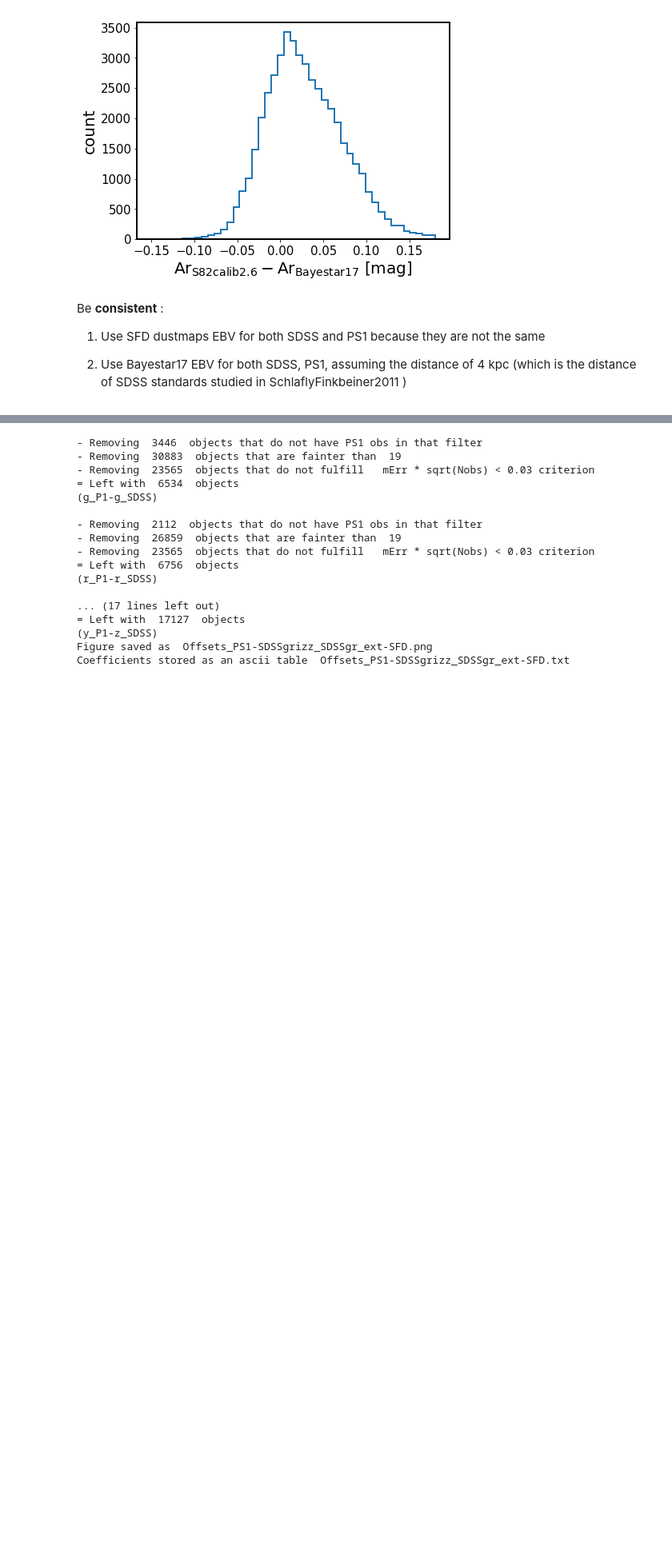
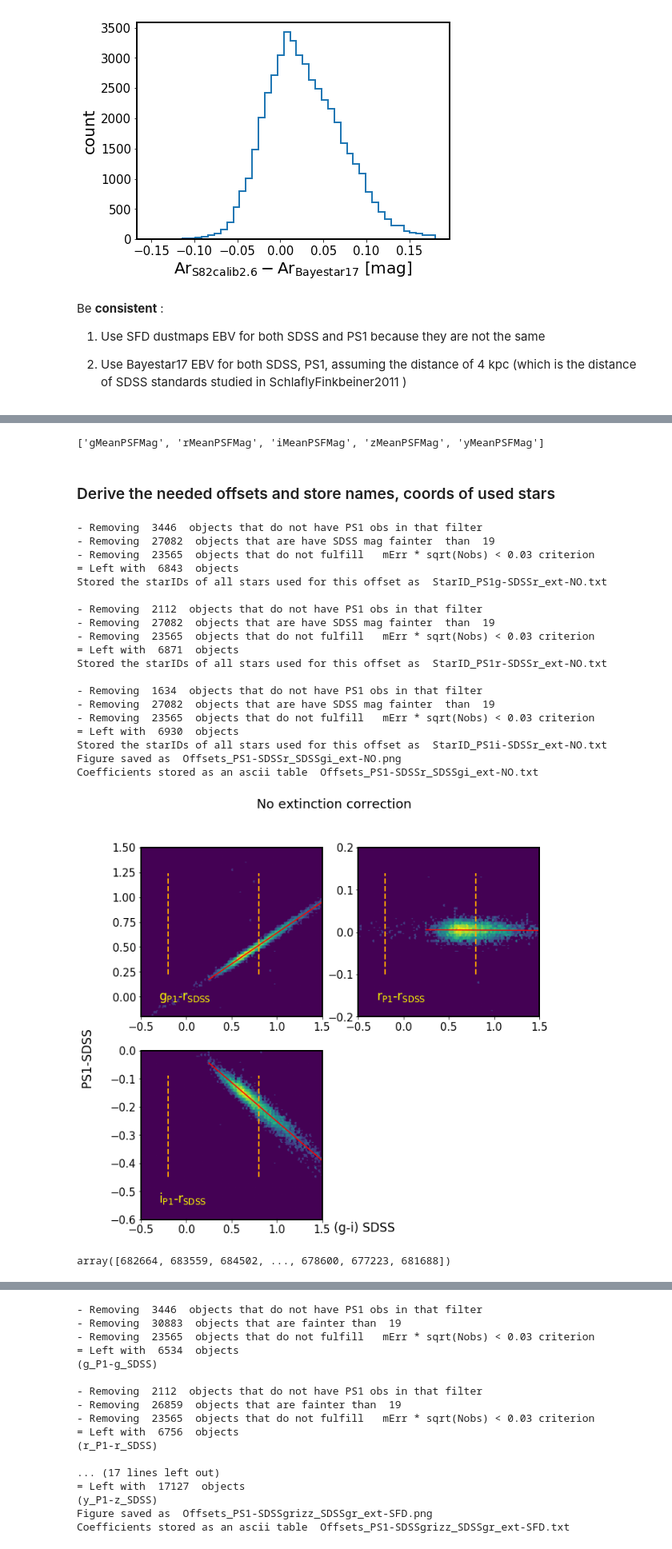
Before and after one commit to suberlak/PS1_SDSS_CRTS, a Jupyter notebook: code/AC_SDSS-PS1_offsets.ipynb, the cells around one changed output, grey strips where cells are left out. Shown at 80% size. Drawn from its saved outputs; the diff is of its cells as text; code cells hidden in the pictures; blank space fills up the shorter version.

Commit message:
AC_* notebooks with offsets relative to SDSS

```diff
--- a/code/AC_SDSS-PS1_offsets.ipynb
+++ b/code/AC_SDSS-PS1_offsets.ipynb
@@ -105,0 +112,16 @@ sdss_ps1 = hstack([sdss, ps1_stars[idx] ])
+# %%
+address = '../../CRTS_PROJECT/catalogs_SDSS/stripe82calibStars_v2.6.dat'
+s82 = Table.read(address, format='ascii',
+             names = ['col1', 'RA','Dec','RArms','Decrms','Ntot','Ar',
+            'uNobs','umed', 'ummu', 'umsig', 'umrms', 'umchi2',
+            'gNobs','gmed', 'gmmu', 'gmsig', 'gmrms', 'gmchi2',
+            'rNobs','rmed', 'rmmu', 'rmsig', 'rmrms', 'rmchi2',
+            'iNobs','imed', 'immu', 'imsig', 'imrms', 'imchi2',
+            'zNobs','zmed', 'zmmu', 'zmsig', 'zmrms', 'zmchi2']
+            )
+
+# make a new column
+s82['starID'] = np.arange(len(s82))
+
+#Store the starID,  RA, Dec  for future use
+s82[['starID', 'RA', 'Dec']].write('stripe82calibStars_v2.6_starID.txt' , format='ascii')
@@ -105,0 +134,14 @@ sdss_ps1 = hstack([sdss, ps1_stars[idx] ])
+# %%
+s82_coords = SkyCoord(ra=s82['RA'].data*u.degree,
+                     dec= s82['Dec'].data*u.degree)
+sdss_ps1_coords = SkyCoord(ra=sdss_ps1['ra_sdss'].data*u.degree,
+                           dec=sdss_ps1['dec_sdss'].data*u.degree)
+
+# match SDSS-PS1 to S82 , because SDSS-PS1 has 48250 rows, and S82 catalog 1 mln +
+idx, sep2d, dist3d = sdss_ps1_coords.match_to_catalog_sky(s82_coords)
+
+sdss_ps1['d2d_s82']=sep2d.value*3600
+
+sdss_ps1 = hstack([sdss_ps1, s82[['starID', 'RA', 'Dec']][idx] ])
+
+print('Done')
@@ -230,3 +306,10 @@ Be **consistent** :
    1) Use SFD dustmaps EBV for both SDSS and PS1 because they are not the same
 
    2) Use Bayestar17 EBV for both SDSS, PS1, assuming the distance of 4 kpc (which is the distance of SDSS standards studied in SchlaflyFinkbeiner2011 )
+# %%
+a = 'r'
+m = 5*a
+originfilters = 'grizy'
+
+sdssfilters = len(originfilters) * 'r'
+sdssfilters
@@ -519,2 +642,39 @@ def photometric_offset_sdss_ps1(data, xaxis = 'gr',
     c.write(tabtitle, format='ascii', overwrite='True')
     print('Coefficients stored as an ascii table ', tabtitle)
+# %%
+magcols = [f+'MeanPSFMag' for f in 'grizy']
+magerrcols = [f+'MeanPSFMagErr' for f in 'grizy']
+magcols
+# %% [output]
+['gMeanPSFMag', 'rMeanPSFMag', 'iMeanPSFMag', 'zMeanPSFMag', 'yMeanPSFMag']
+# %% [markdown]
+### Derive the needed offsets and store names, coords of used stars
+# %%
+# Use as needed :  Fourth combination:
+# SDSS (g-i) vs PS1(grizy)  - SDSS(rrrrr ) :
+photometric_offset_sdss_ps1(data = sdss_ps1, sdsscolors = 'gi', targetbands = 'r',
+                            originbands = 'gri',
+                            cutoffmag = 19 , xlims = [-0.5,1.5] ,
+                           correct_extinction = False ,ebv_sfd = None,
+                            extinction = None, nrows = 2, ncols =2 )
+# %% [output]
+- Removing  3446  objects that do not have PS1 obs in that filter
+- Removing  27082  objects that are have SDSS mag fainter  than  19
+- Removing  23565  objects that do not fulfill   mErr * sqrt(Nobs) < 0.03 criterion
+= Left with  6843  objects
+Stored the starIDs of all stars used for this offset as  StarID_PS1g-SDSSr_ext-NO.txt
+
+- Removing  2112  objects that do not have PS1 obs in that filter
+- Removing  27082  objects that are have SDSS mag fainter  than  19
+- Removing  23565  objects that do not fulfill   mErr * sqrt(Nobs) < 0.03 criterion
+= Left with  6871  objects
+Stored the starIDs of all stars used for this offset as  StarID_PS1r-SDSSr_ext-NO.txt
+
+- Removing  1634  objects that do not have PS1 obs in that filter
+- Removing  27082  objects that are have SDSS mag fainter  than  19
+- Removing  23565  objects that do not fulfill   mErr * sqrt(Nobs) < 0.03 criterion
+= Left with  6930  objects
+Stored the starIDs of all stars used for this offset as  StarID_PS1i-SDSSr_ext-NO.txt
+Figure saved as  Offsets_PS1-SDSSr_SDSSgi_ext-NO.png
+Coefficients stored as an ascii table  Offsets_PS1-SDSSr_SDSSgi_ext-NO.txt
+[figure, added]
@@ -520,0 +691,4 @@ def photometric_offset_sdss_ps1(data, xaxis = 'gr',
+# %%
+gri_overlap.data
+# %% [output]
+array([682664, 683559, 684502, ..., 678600, 677223, 681688])
```
Also changed, not shown: parts of 19 cells of this notebook, 2 other files.
